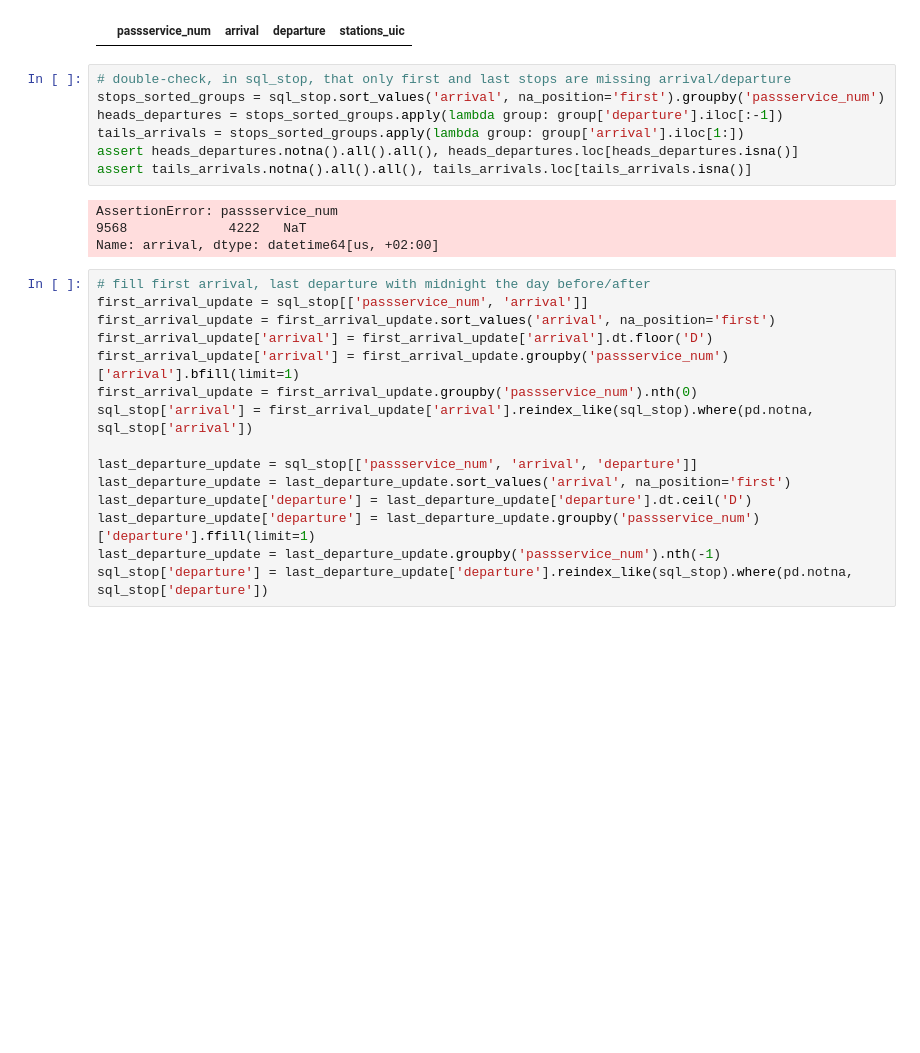
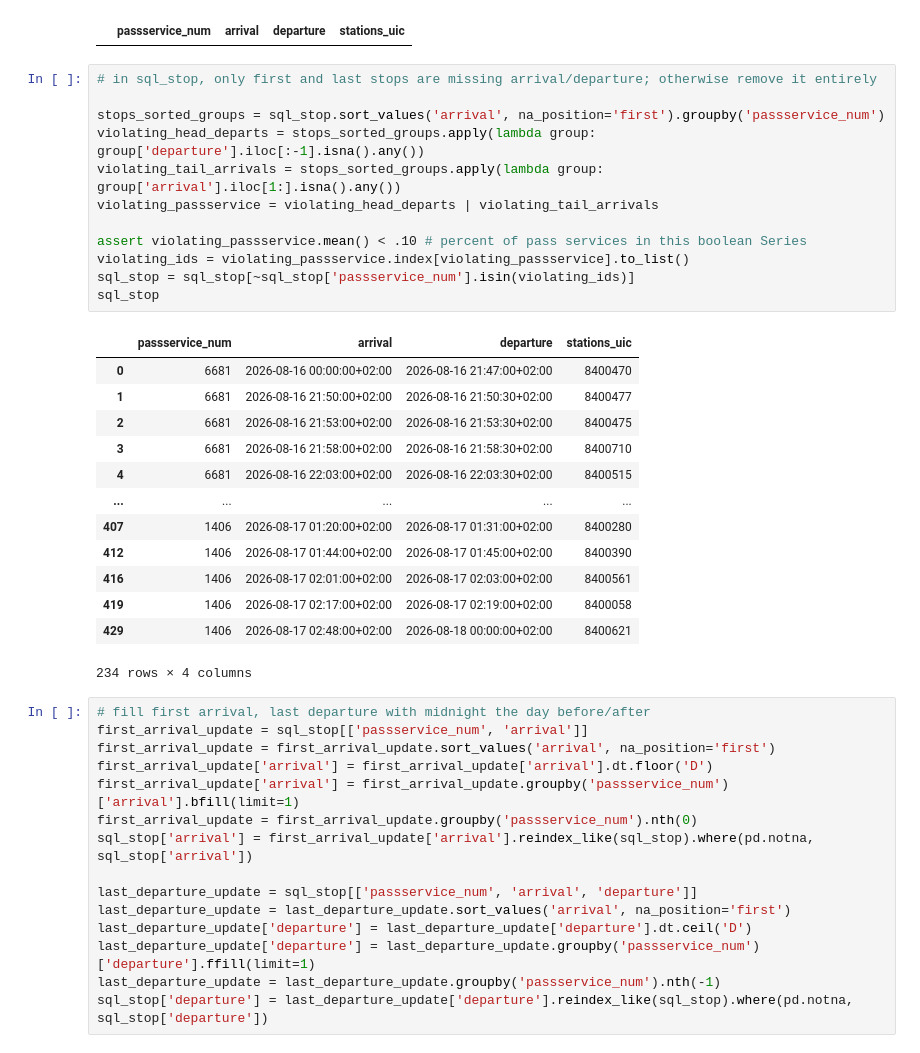
Before and after one commit to jeffreyalanwang/dutch_railways_server, a Jupyter notebook: database/src/scraping/ns.ipynb, the cells around one changed output. Cells and saved outputs as stored; diff of their text form; blank space fills up the shorter version.

Commit message:
Improved scraping by filtering illegal NaN stop times

```diff
--- a/database/src/scraping/ns.ipynb
+++ b/database/src/scraping/ns.ipynb
@@ -521,17 +523,32 @@ sql_stop.loc[sql_stop['arrival'] == sql_stop['departure'], 'departure'] += timed
 sql_stop.loc[sql_stop['arrival'] == sql_stop['departure']]
 # %% [output]
 |  | passservice_num | arrival | departure | stations_uic |
-# %%
-# double-check, in sql_stop, that only first and last stops are missing arrival/departure
-stops_sorted_groups = sql_stop.sort_values('arrival', na_position='first').groupby('passservice_num')
-heads_departures = stops_sorted_groups.apply(lambda group: group['departure'].iloc[:-1])
-tails_arrivals = stops_sorted_groups.apply(lambda group: group['arrival'].iloc[1:])
-assert heads_departures.notna().all().all(), heads_departures.loc[heads_departures.isna()]
-assert tails_arrivals.notna().all().all(), tails_arrivals.loc[tails_arrivals.isna()]
-# %% [output]
-AssertionError: passservice_num
-9568             4222   NaT
-Name: arrival, dtype: datetime64[us, +02:00]
+# %%
+# in sql_stop, only first and last stops are missing arrival/departure; otherwise remove it entirely
+
+stops_sorted_groups = sql_stop.sort_values('arrival', na_position='first').groupby('passservice_num')
+violating_head_departs = stops_sorted_groups.apply(lambda group: group['departure'].iloc[:-1].isna().any())
+violating_tail_arrivals = stops_sorted_groups.apply(lambda group: group['arrival'].iloc[1:].isna().any())
+violating_passservice = violating_head_departs | violating_tail_arrivals
+
+assert violating_passservice.mean() < .10 # percent of pass services in this boolean Series
+violating_ids = violating_passservice.index[violating_passservice].to_list()
+sql_stop = sql_stop[~sql_stop['passservice_num'].isin(violating_ids)]
+sql_stop
+# %% [output]
+|  | passservice_num | arrival | departure | stations_uic |
+| 0 | 6681 | 2026-08-16 00:00:00+02:00 | 2026-08-16 21:47:00+02:00 | 8400470 |
+| 1 | 6681 | 2026-08-16 21:50:00+02:00 | 2026-08-16 21:50:30+02:00 | 8400477 |
+| 2 | 6681 | 2026-08-16 21:53:00+02:00 | 2026-08-16 21:53:30+02:00 | 8400475 |
+| 3 | 6681 | 2026-08-16 21:58:00+02:00 | 2026-08-16 21:58:30+02:00 | 8400710 |
+| 4 | 6681 | 2026-08-16 22:03:00+02:00 | 2026-08-16 22:03:30+02:00 | 8400515 |
+| ... | ... | ... | ... | ... |
+| 407 | 1406 | 2026-08-17 01:20:00+02:00 | 2026-08-17 01:31:00+02:00 | 8400280 |
+| 412 | 1406 | 2026-08-17 01:44:00+02:00 | 2026-08-17 01:45:00+02:00 | 8400390 |
+| 416 | 1406 | 2026-08-17 02:01:00+02:00 | 2026-08-17 02:03:00+02:00 | 8400561 |
+| 419 | 1406 | 2026-08-17 02:17:00+02:00 | 2026-08-17 02:19:00+02:00 | 8400058 |
+| 429 | 1406 | 2026-08-17 02:48:00+02:00 | 2026-08-18 00:00:00+02:00 | 8400621 |
+234 rows × 4 columns
 # %%
 # fill first arrival, last departure with midnight the day before/after
 first_arrival_update = sql_stop[['passservice_num', 'arrival']]
```
Also changed, not shown: parts of 8 cells of this notebook.
